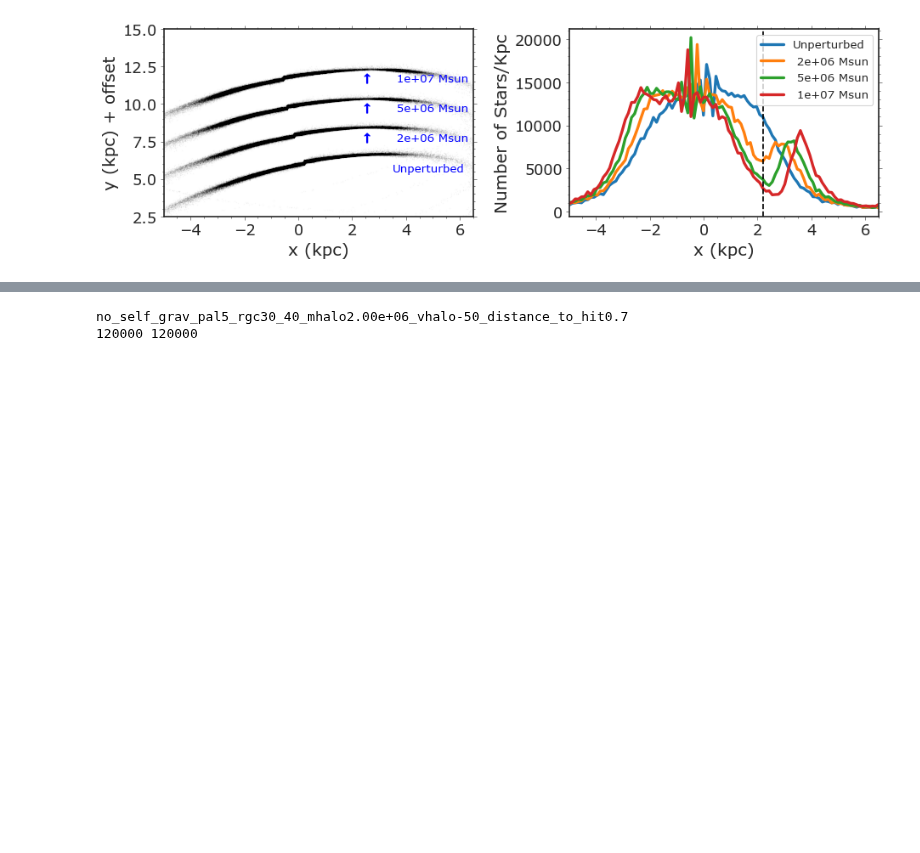
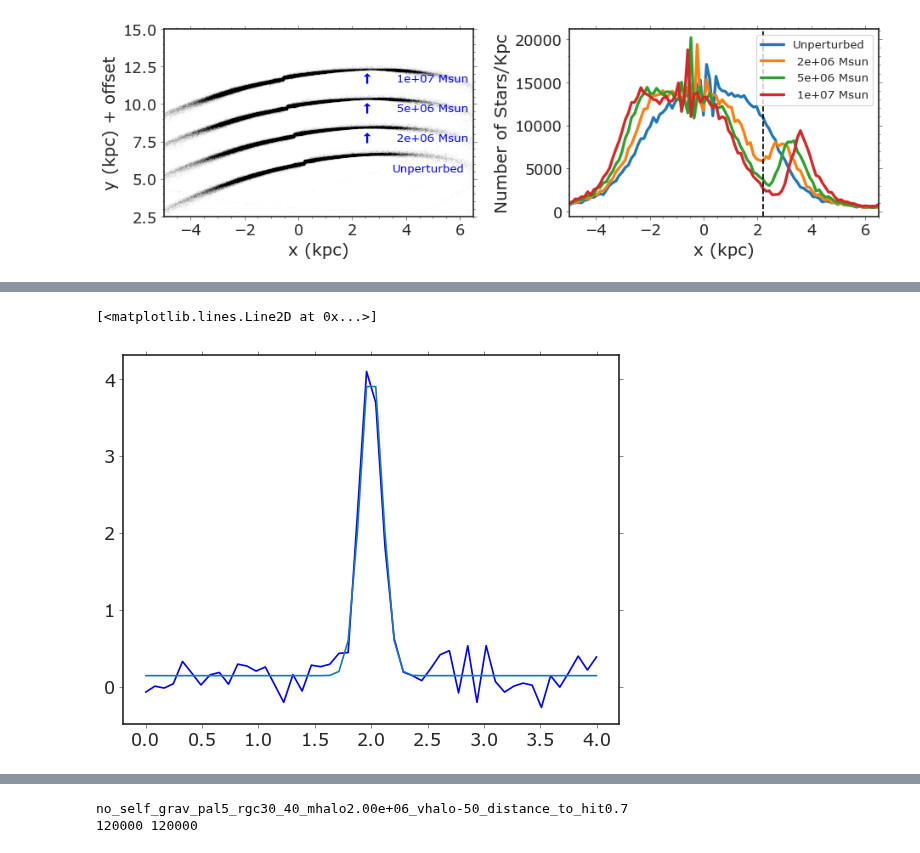
Before and after one commit to caganze/stellarstreams, a Jupyter notebook: notebooks/Poster Figures, Streams, Diagnostics.ipynb, the cells around one changed output, grey strips where cells are left out. Saved outputs shown, nothing was run; the diff lists cells and outputs as text; code cells hidden in the pictures; blank space fills up the shorter version.

Commit message:
measuring gap sizes

```diff
--- a/notebooks/Poster Figures, Streams, Diagnostics.ipynb
+++ b/notebooks/Poster Figures, Streams, Diagnostics.ipynb
@@ -190,0 +238,18 @@ no_self_grav_pal5_rgc10_20_mhalo2.00e+06_vhalo-50_distance_to_hit0.5
+# %%
+from scipy.optimize import curve_fit
+def gaussian(x, var, c, a):
+    med=2.0
+    return a*(1/(var*np.sqrt(2*np.pi)))*np.exp(-((x-med)**2/(2*var**2)))+c
+# %%
+xdata = np.linspace(0, 4, 50)
+y = gaussian(xdata, 0.1, 0.1, 1)
+rng = np.random.default_rng()
+y_noise = 0.2 * rng.normal(size=xdata.size)
+ydata = y + y_noise
+plt.plot(xdata, ydata, 'b-', label='data')
+
+popt, pcov = curve_fit(gaussian, xdata, ydata, p0=[0.5, 0.1, 1])
+plt.plot(xdata, gaussian(xdata, *popt))
+# %% [output]
+[<matplotlib.lines.Line2D at 0x...>]
+[figure, added]
```
Also changed, not shown: parts of 3 cells of this notebook, 1 other file.
